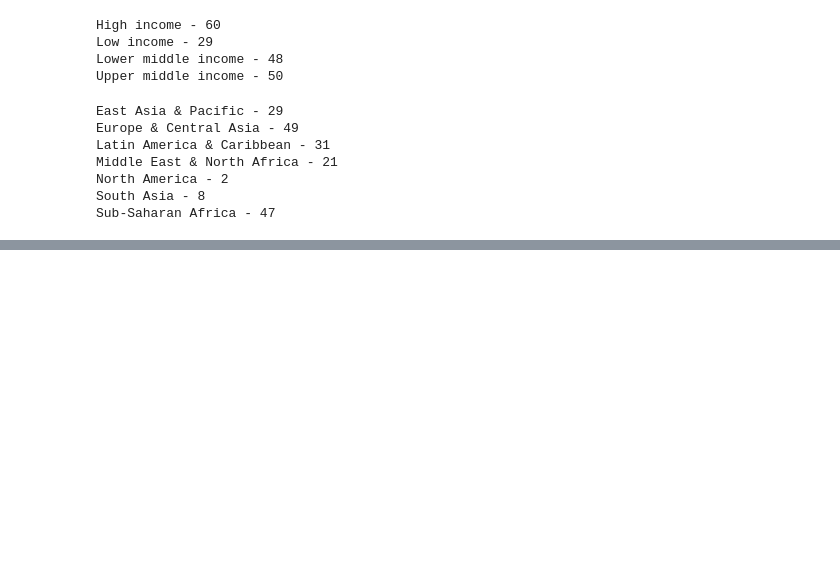
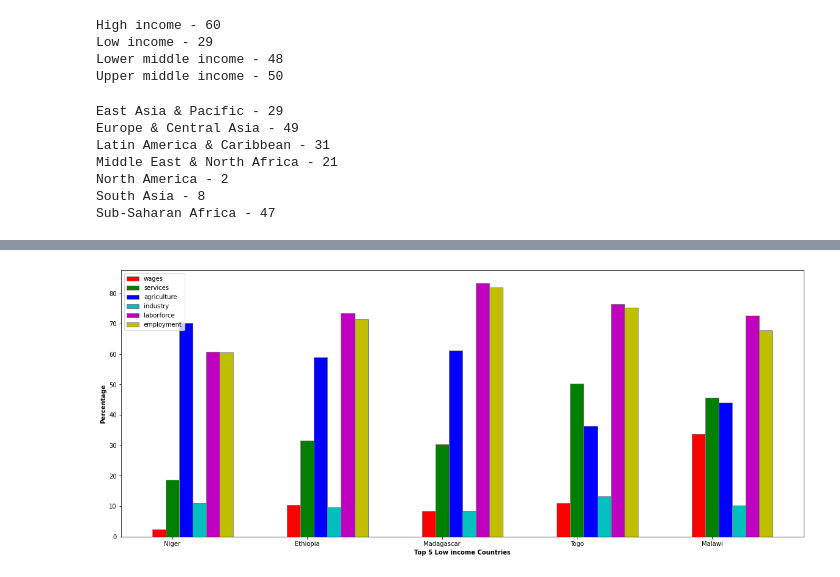
Before and after one commit to Amatullah/CSCI5502-DataMining_Project, a Jupyter notebook: incomegroups.ipynb, the cells around one changed output, grey strips where cells are left out. Drawn from its saved outputs; the diff is of its cells as text; code cells hidden in the pictures; blank space fills up the shorter version.

```diff
--- a/incomegroups.ipynb
+++ b/incomegroups.ipynb
@@ -106,4 +154,13 @@ df_GenderEmploymentIndex.to_csv (r'comboclustered_data.csv', index = None, heade
 df_GenderEmploymentIndex['5yearaverage'] = df_GenderEmploymentIndex[['2016','2017','2018','2019','2020']].mean(axis=1)
 gk = df_GenderEmploymentIndex.groupby('IncomeGroup')
 df2= gk.get_group('Low income')
-df_GenderEmploymentIndex.nlargest(5,['5yearaverage'])[['Country Name','5yearaverage']]
+dflowmax= (df2.nlargest(5,['5yearaverage'])[['Country Name','5yearaverage']])
+gk = df_GenderEmploymentIndex.groupby('IncomeGroup')
+df2= gk.get_group('High income')
+dfhighmax= (df2.nlargest(5,['5yearaverage'])[['Country Name','5yearaverage']])
+gk = df_GenderEmploymentIndex.groupby('IncomeGroup')
+df2= gk.get_group('Lower middle income')
+dflowmiddlemax= (df2.nlargest(5,['5yearaverage'])[['Country Name','5yearaverage']])
+gk = df_GenderEmploymentIndex.groupby('IncomeGroup')
+df2= gk.get_group('Upper middle income')
+dfhighmiddlemax= (df2.nlargest(5,['5yearaverage'])[['Country Name','5yearaverage']])
@@ -116,0 +181,71 @@ df_GenderEmploymentIndex.nlargest(5,['5yearaverage'])[['Country Name','5yearaver
+# %%
+df_wages_female= df_wages_female.rename(columns = {'Country Name':'Country'})
+df_services_female= df_services_female.rename(columns = {'Country Name':'Country'})
+df_agriculture_female= df_agriculture_female.rename(columns = {'Country Name':'Country'})
+df_industry_female= df_industry_female.rename(columns = {'Country Name':'Country'})
+df_laborforce_female= df_laborforce_female.rename(columns = {'Country Name':'Country'})
+df_employment_female= df_employment_female.rename(columns = {'Country Name':'Country'})
+wage= np.zeros(5)
+services= np.zeros(5)
+agriculture= np.zeros(5)
+industry= np.zeros(5)
+laborforce= np.zeros(5)
+employment= np.zeros(5)
+for i in range(0,5):
+    dfc= df_wages_female.loc[(df_wages_female.Country == dflowmax.iloc[i]['Country Name'] )]
+
+    wage[i]= (dfc['2016'] +dfc['2017']+ dfc['2018'] + dfc['2019'] +dfc['2020']) /5
+    dfc= df_services_female.loc[(df_services_female.Country == dflowmax.iloc[i]['Country Name'] )]
+    services[i]= (dfc['2016'] +dfc['2017']+ dfc['2018'] + dfc['2019'] +dfc['2020']) /5
+    dfc= df_agriculture_female.loc[(df_agriculture_female.Country == dflowmax.iloc[i]['Country Name'] )]
+    agriculture[i]= (dfc['2016'] +dfc['2017']+ dfc['2018'] + dfc['2019'] +dfc['2020']) /5
+    dfc= df_industry_female.loc[(df_industry_female.Country == dflowmax.iloc[i]['Country Name'] )]
+    industry[i]= (dfc['2016'] +dfc['2017']+ dfc['2018'] + dfc['2019'] +dfc['2020']) /5
+    dfc= df_laborforce_female.loc[(df_laborforce_female.Country == dflowmax.iloc[i]['Country Name'] )]
+    laborforce[i]= (dfc['2016'] +dfc['2017']+ dfc['2018'] + dfc['2019'] +dfc['2020']) /5
+    dfc= df_employment_female.loc[(df_employment_female.Country == dflowmax.iloc[i]['Country Name'] )]
+    employment[i]= (dfc['2016'] +dfc['2017']+ dfc['2018'] + dfc['2019'] +dfc['2020']) /5
+dflowmax['wages'] = wage
+dflowmax['services'] = services
+dflowmax['agriculture'] = agriculture
+dflowmax['industry'] = industry
+dflowmax['laborforce'] = laborforce
+dflowmax['employment'] = employment
+#print(dflowmax)
+import matplotlib.pyplot as plt
+
+
+barWidth = 0.1
+fig = plt.subplots(figsize =(20, 8))
+br1 = np.arange(len(dflowmax))
+br2 = [x + barWidth for x in br1]
+br3 = [x + barWidth for x in br2]
+br4 = [x + barWidth for x in br3]
+br5 = [x + barWidth for x in br4]
+br6 = [x + barWidth for x in br5]
+
+# Make the plot
+plt.bar(br1, dflowmax['wages'], color ='r', width = barWidth,
+        edgecolor ='grey', label ='wages')
+plt.bar(br2, dflowmax['services'], color ='g', width = barWidth,
+        edgecolor ='grey', label ='servcies')
+plt.bar(br3, dflowmax['agriculture'], color ='b', width = barWidth,
+        edgecolor ='grey', label ='agriculture')
+plt.bar(br4, dflowmax['industry'], color ='c', width = barWidth,
+        edgecolor ='grey', label ='industry')
+plt.bar(br5, dflowmax['laborforce'], color ='m', width = barWidth,
+        edgecolor ='grey', label ='laborforce')
+plt.bar(br6, dflowmax['employment'], color ='y', width = barWidth,
+        edgecolor ='grey', label ='employment')
+
+# Adding Xticks
+plt.xlabel('Top 5 Low income Countries', fontweight ='bold')
+plt.ylabel('Percentage', fontweight ='bold')
+plt.xticks([r + barWidth for r in range(len(dflowmax))],
+           dflowmax['Country Name'])
+plt.legend(['wages','services','agriculture','industry','laborforce','employment'],loc=2)
+
+
+plt.show()
+# %% [output]
+[figure, added]
```
Also changed, not shown: parts of 5 cells of this notebook, 2 other files.
